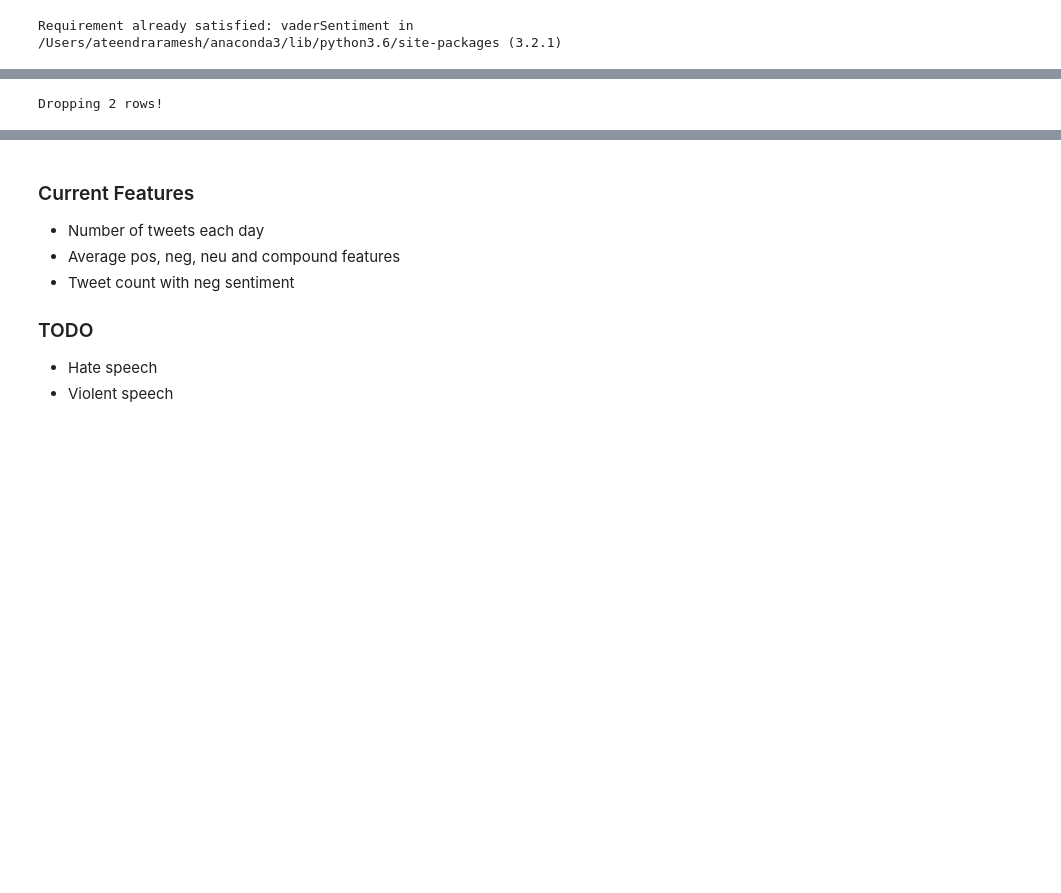
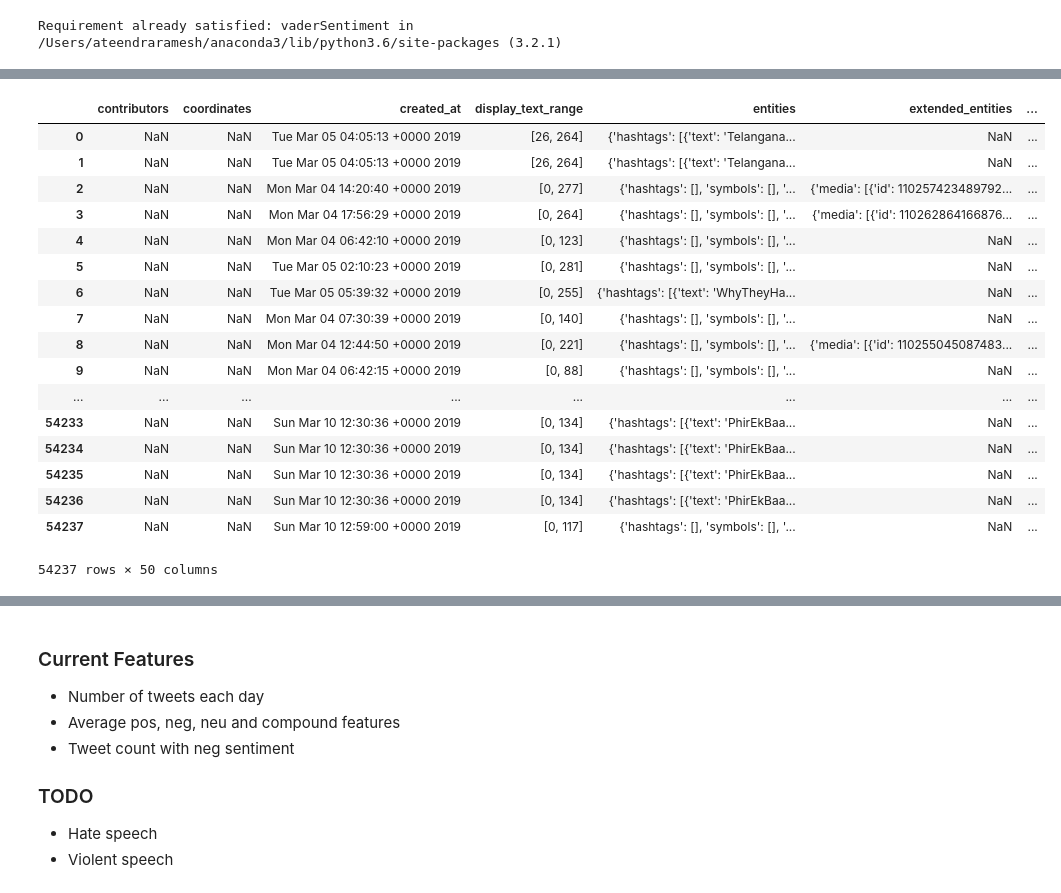
Before and after one commit to aashish-jain/Social-unrest-prediction, a Jupyter notebook: notebooks/NLP_on_tweets.ipynb, the cells around one changed output, grey strips where cells are left out. Cells and saved outputs as stored; diff of their text form; code cells hidden in the pictures; blank space fills up the shorter version.

```diff
--- a/notebooks/NLP_on_tweets.ipynb
+++ b/notebooks/NLP_on_tweets.ipynb
@@ -69,8 +81,58 @@ def add_sentiment_to_df(df):
-# %%
-df = clean_df(df)
-df = add_sentiment_to_df(df)
-# %% [output]
-Dropping 2 rows!
+# %%
+def get_sentiment(df):
+    """
+    Input - A dataframe of tweets from the CSV file.
+    Returns - A df with an extra sentiment column.
+    """
+    vader = SentimentIntensityAnalyzer()
+
+    tweets = df['full_text']
+
+    tweet_ids = [str(int(x)) for x in df['id']]
+
+    sentiment_dict = {}
+
+    for i, tweet in enumerate(tweets):
+        if tweet_ids[i] not in sentiment_dict:
+            sentiment_dict[tweet_ids[i]] = vader.polarity_scores(tweet)
+
+    neg, pos, neu, compound = [], [], [], []
+
+    for i in range(len(df)):
+        row = df.iloc[i]
+        tweet_id = str(int(row['id']))
+        sentiment = sentiment_dict[tweet_id]
+        neg.append(sentiment['neg'])
+        pos.append(sentiment['pos'])
+        neu.append(sentiment['neu'])
+        compound.append(sentiment['compound'])
+
+    df['neg'] = neg
+    df['neu'] = neu
+    df['pos'] = pos
+    df['compound'] = compound
+    return df
+
+get_sentiment(df)
+# %% [output]
+|  | contributors | coordinates | created_at | display_text_range | entities | extended_entities | ... |
+| 0 | NaN | NaN | Tue Mar 05 04:05:13 +0000 2019 | [26, 264] | {'hashtags': [{'text': 'Telangana... | NaN | ... |
+| 1 | NaN | NaN | Tue Mar 05 04:05:13 +0000 2019 | [26, 264] | {'hashtags': [{'text': 'Telangana... | NaN | ... |
+| 2 | NaN | NaN | Mon Mar 04 14:20:40 +0000 2019 | [0, 277] | {'hashtags': [], 'symbols': [], '... | {'media': [{'id': 110257423489792... | ... |
+| 3 | NaN | NaN | Mon Mar 04 17:56:29 +0000 2019 | [0, 264] | {'hashtags': [], 'symbols': [], '... | {'media': [{'id': 110262864166876... | ... |
+| 4 | NaN | NaN | Mon Mar 04 06:42:10 +0000 2019 | [0, 123] | {'hashtags': [], 'symbols': [], '... | NaN | ... |
+| 5 | NaN | NaN | Tue Mar 05 02:10:23 +0000 2019 | [0, 281] | {'hashtags': [], 'symbols': [], '... | NaN | ... |
+| 6 | NaN | NaN | Tue Mar 05 05:39:32 +0000 2019 | [0, 255] | {'hashtags': [{'text': 'WhyTheyHa... | NaN | ... |
+| 7 | NaN | NaN | Mon Mar 04 07:30:39 +0000 2019 | [0, 140] | {'hashtags': [], 'symbols': [], '... | NaN | ... |
+| 8 | NaN | NaN | Mon Mar 04 12:44:50 +0000 2019 | [0, 221] | {'hashtags': [], 'symbols': [], '... | {'media': [{'id': 110255045087483... | ... |
+| 9 | NaN | NaN | Mon Mar 04 06:42:15 +0000 2019 | [0, 88] | {'hashtags': [], 'symbols': [], '... | NaN | ... |
+| ... | ... | ... | ... | ... | ... | ... | ... |
+| 54233 | NaN | NaN | Sun Mar 10 12:30:36 +0000 2019 | [0, 134] | {'hashtags': [{'text': 'PhirEkBaa... | NaN | ... |
+| 54234 | NaN | NaN | Sun Mar 10 12:30:36 +0000 2019 | [0, 134] | {'hashtags': [{'text': 'PhirEkBaa... | NaN | ... |
+| 54235 | NaN | NaN | Sun Mar 10 12:30:36 +0000 2019 | [0, 134] | {'hashtags': [{'text': 'PhirEkBaa... | NaN | ... |
+| 54236 | NaN | NaN | Sun Mar 10 12:30:36 +0000 2019 | [0, 134] | {'hashtags': [{'text': 'PhirEkBaa... | NaN | ... |
+| 54237 | NaN | NaN | Sun Mar 10 12:59:00 +0000 2019 | [0, 117] | {'hashtags': [], 'symbols': [], '... | NaN | ... |
+54237 rows × 50 columns
 # %%
 lang_count = Counter(df['lang'])
 del lang_count['<a href="http://twitter.com/download/android" rel="nofollow">Twitter for Android</a>']
```
Also changed, not shown: parts of 16 cells of this notebook, 2 other files.
